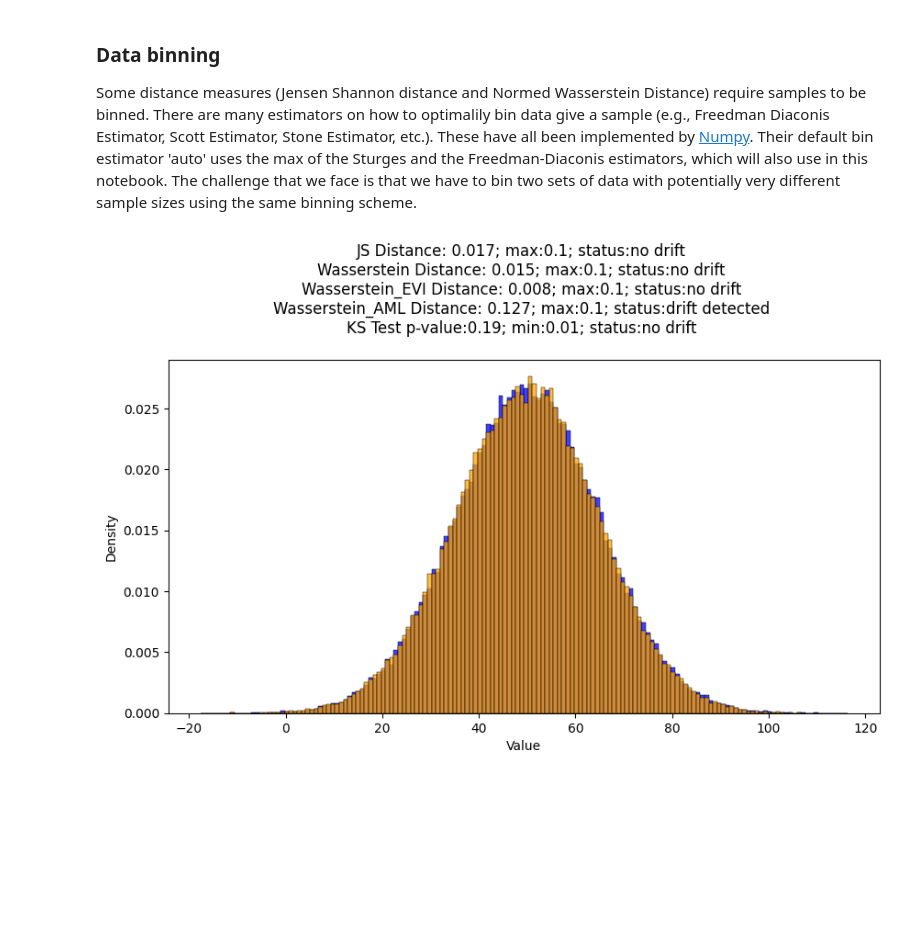
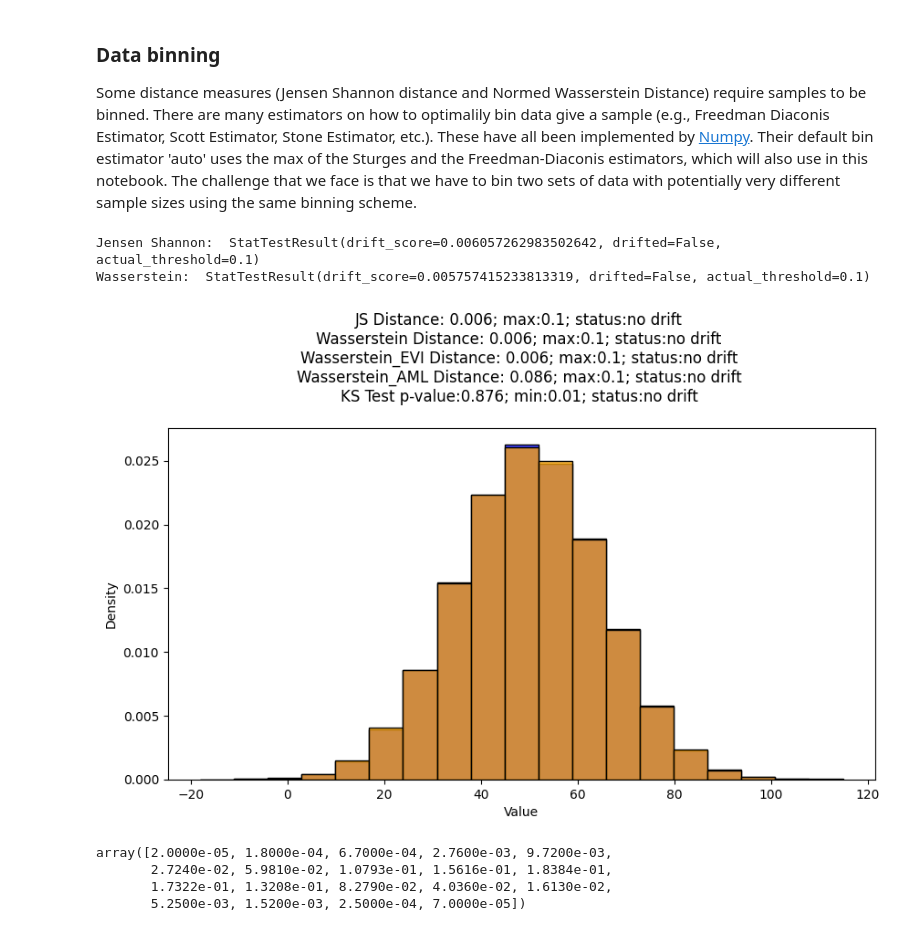
Before and after one commit to perezbecker/data_drift, a Jupyter notebook: checking_evidently.ipynb, the cells around one changed output. Cells and saved outputs as stored; diff of their text form; code cells hidden in the pictures; blank space fills up the shorter version.

```diff
--- a/checking_evidently.ipynb
+++ b/checking_evidently.ipynb
@@ -24,10 +26,24 @@ The challenge that we face is that we have to bin two sets of data with potentia
 # %%
 observations = 100_000
 x1 = np.random.normal(50, 15, observations) # reference
 w1 = np.random.normal(50, 15, int(observations/1)) # identical with x
-g = numerical_data_distribution_plot(x1, w1)
+x1_series = pd.Series(x1)
+w1_series = pd.Series(w1)
+print("Jensen Shannon: ", jensenshannon_stat_test(x1_series, w1_series, feature_type='num', threshold=0.1))
+print("Wasserstein: ", wasserstein_stat_test(x1_series, w1_series, feature_type='num', threshold=0.1))
+x_binned, y_binned = get_binned_data(x1_series, w1_series, 'num', 30, False)
+g = numerical_data_distribution_plot(x1, w1, bin_strategy="evi")
 # %% [output]
+Jensen Shannon:  StatTestResult(drift_score=0.006057262983502642, drifted=False, actual_threshold=0.1)
+Wasserstein:  StatTestResult(drift_score=0.005757415233813319, drifted=False, actual_threshold=0.1)
-[figure, old version]
+[figure, new version]
+# %%
+x_binned
+# %% [output]
+array([2.0000e-05, 1.8000e-04, 6.7000e-04, 2.7600e-03, 9.7200e-03,
+       2.7240e-02, 5.9810e-02, 1.0793e-01, 1.5616e-01, 1.8384e-01,
+       1.7322e-01, 1.3208e-01, 8.2790e-02, 4.0360e-02, 1.6130e-02,
+       5.2500e-03, 1.5200e-03, 2.5000e-04, 7.0000e-05])
 # %%
 g = numerical_data_distribution_plot(x1, w1, bin_strategy='evi')
 # %% [output]
```
Also changed, not shown: parts of 11 cells of this notebook, 2 other files.
